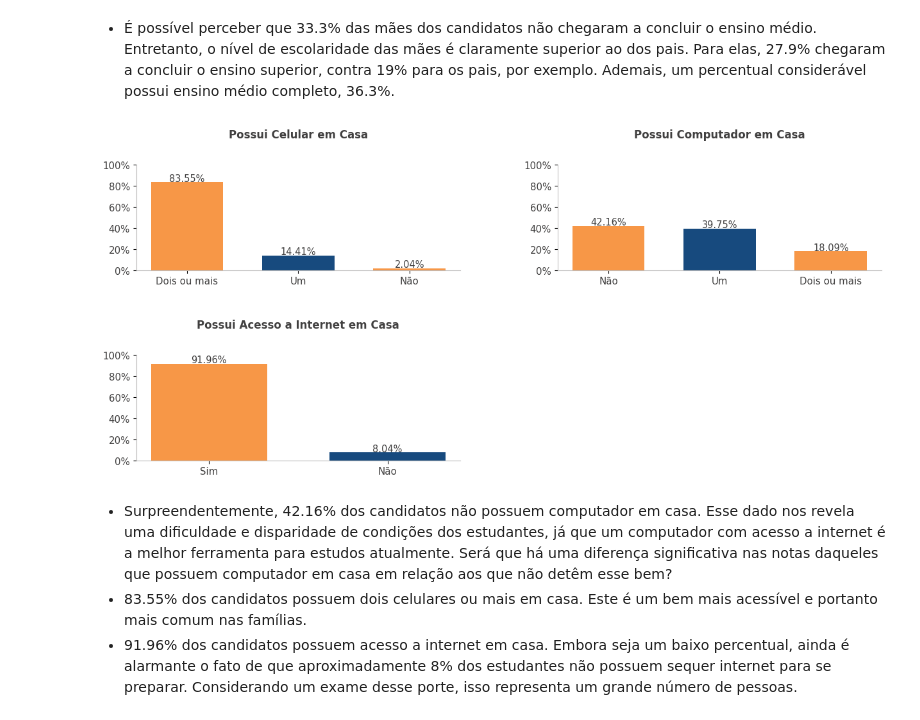
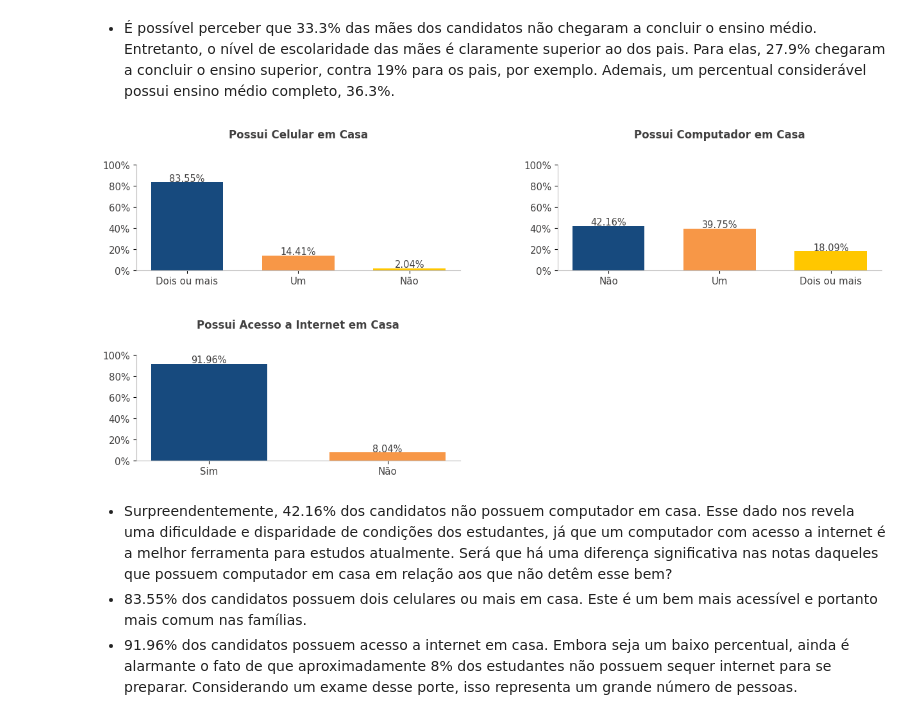
Before and after one commit to allmeidaapedro/Enem-Analysis, a Jupyter notebook: eda.ipynb, the cells around one changed output. Cells and saved outputs as stored; diff of their text form; code cells hidden in the pictures.

```diff
--- a/eda.ipynb
+++ b/eda.ipynb
@@ -919,7 +921,7 @@ celular_grouped = df.groupby(['possui_celular_em_casa'])[['possui_celular_em_cas
 celular_grouped['pct'] = round(celular_grouped['count'] / np.sum(celular_grouped['count']) * 100, 2)
 
 # Plotting and customizing.
-bars = ax[0, 0].bar(x=celular_grouped['possui_celular_em_casa'], height=celular_grouped['pct'], color=[LARANJA1, AZUL1], width=0.65)
+bars = ax[0, 0].bar(x=celular_grouped['possui_celular_em_casa'], height=celular_grouped['pct'], color=[AZUL1, LARANJA1, AMARELO1], width=0.65)
 for bar, pct in zip(bars, celular_grouped['pct']):
     ax[0, 0].text(bar.get_x() + bar.get_width() / 2, bar.get_height() + 0.5, f'{pct}%', ha='center', color=CINZA2, fontsize=10.5)
 ax[0, 0].set_title('Possui Celular em Casa', color=CINZA2, fontweight='bold', fontsize=12, pad=30)
@@ -936,37 +938,37 @@ computador_grouped = df.groupby(['possui_computador_em_casa'])[['possui_computad
 computador_grouped['pct'] = round(computador_grouped['count'] / np.sum(computador_grouped['count']) * 100, 2)
 
 # Plotting and customizing.
-bars = ax[0, 1].bar(x=computador_grouped['possui_computador_em_casa'], height=computador_grouped['pct'], color=[LARANJA1, AZUL1], width=0.65)
+bars = ax[0, 1].bar(x=computador_grouped['possui_computador_em_casa'], height=computador_grouped['pct'], color=[AZUL1, LARANJA1, AMARELO1], width=0.65)
 for bar, pct in zip(bars, computador_grouped['pct']):
     ax[0, 1].text(bar.get_x() + bar.get_width() / 2, bar.get_height() + 0.5, f'{pct}%', ha='center', color=CINZA2, fontsize=10.5)
 ax[0, 1].set_title('Possui Computador em Casa', color=CINZA2, fontweight='bold', fontsize=12, pad=30)
 ax[0, 1].set_xticks(ticks=computador_grouped['possui_computador_em_casa'], labels=computador_grouped['possui_computador_em_casa'], color=CINZA2, fontsize=10.8)
 ax[0, 1].set_yticks(ticks=np.arange(0, 101, 20), labels=[str(x)+'%' for x in range(0, 101, 20)], color=CINZA2, fontsize=10.8)
 ax[0, 1].spines['top'].set_visible(False)
 ax[0, 1].spines['right'].set_visible(False)
 ax[0, 1].spines['left'].set_color(CINZA9)
 ax[0, 1].spines['bottom'].set_color(CINZA9)
 
 
 # Grouping the data by acesso_internet_em_casa.
 internet_grouped = df.groupby(['acesso_internet_em_casa'])[['acesso_internet_em_casa']].count().rename(columns={'acesso_internet_em_casa': 'count'}).reset_index().sort_values(by=['count'], ascending=False)
 internet_grouped['pct'] = round(internet_grouped['count'] / np.sum(internet_grouped['count']) * 100, 2)
 
 # Plotting and customizing.
-bars = ax[1, 0].bar(x=internet_grouped['acesso_internet_em_casa'], height=internet_grouped['pct'], color=[LARANJA1, AZUL1], width=0.65)
+bars = ax[1, 0].bar(x=internet_grouped['acesso_internet_em_casa'], height=internet_grouped['pct'], color=[AZUL1, LARANJA1], width=0.65)
 for bar, pct in zip(bars, internet_grouped['pct']):
     ax[1, 0].text(bar.get_x() + bar.get_width() / 2, bar.get_height() + 0.5, f'{pct}%', ha='center', color=CINZA2, fontsize=10.5)
 ax[1, 0].set_title('Possui Acesso a Internet em Casa', color=CINZA2, fontweight='bold', fontsize=12, pad=30)
 ax[1, 0].set_xticks(ticks=internet_grouped['acesso_internet_em_casa'], labels=internet_grouped['acesso_internet_em_casa'], color=CINZA2, fontsize=10.8)
 ax[1, 0].set_yticks(ticks=np.arange(0, 101, 20), labels=[str(x)+'%' for x in range(0, 101, 20)], color=CINZA2, fontsize=10.8)
 ax[1, 0].spines['top'].set_visible(False)
 ax[1, 0].spines['right'].set_visible(False)
 ax[1, 0].spines['left'].set_color(CINZA9)
 ax[1, 0].spines['bottom'].set_color(CINZA9)
 
 fig.delaxes(ax[1, 1])
 # %% [output]
-[figure, old version]
+[figure, new version]
 # %% [markdown]
 - Surpreendentemente, 42.16% dos candidatos não possuem computador em casa. Esse dado nos revela uma dificuldade e disparidade de condições dos estudantes, já que um computador com acesso a internet é a melhor ferramenta para estudos atualmente. Será que há uma diferença significativa nas notas daqueles que possuem computador em casa em relação aos que não detêm esse bem?
 - 83.55% dos candidatos possuem dois celulares ou mais em casa. Este é um bem mais acessível e portanto mais comum nas famílias.
```
Also changed, not shown: parts of 11 cells of this notebook.
